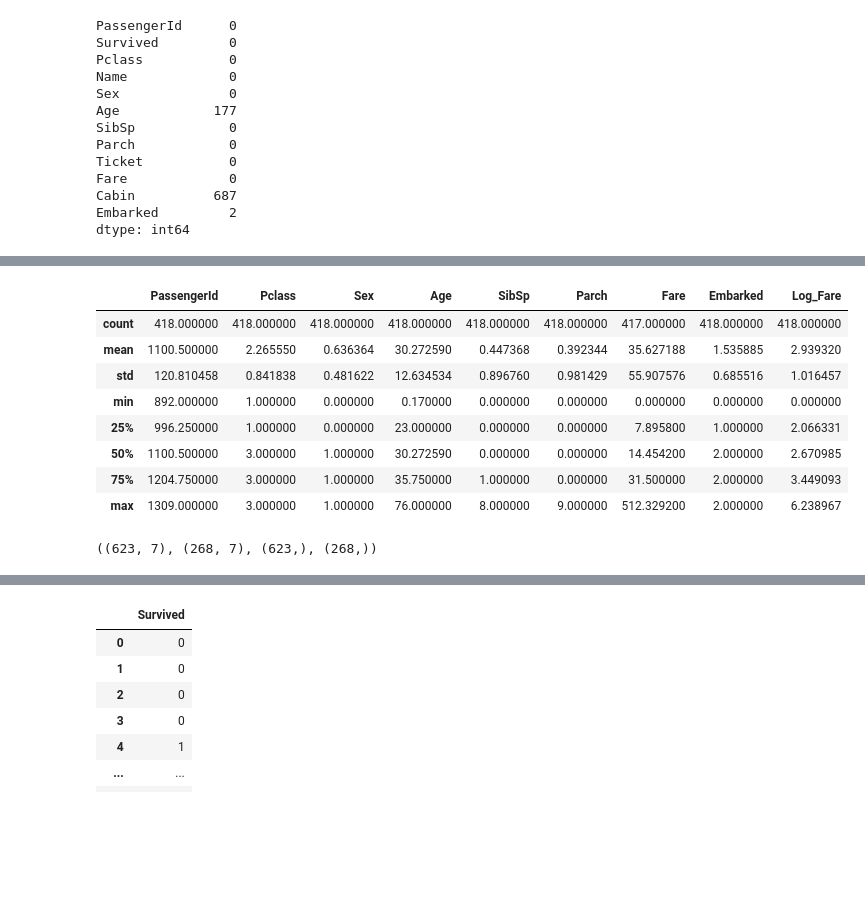
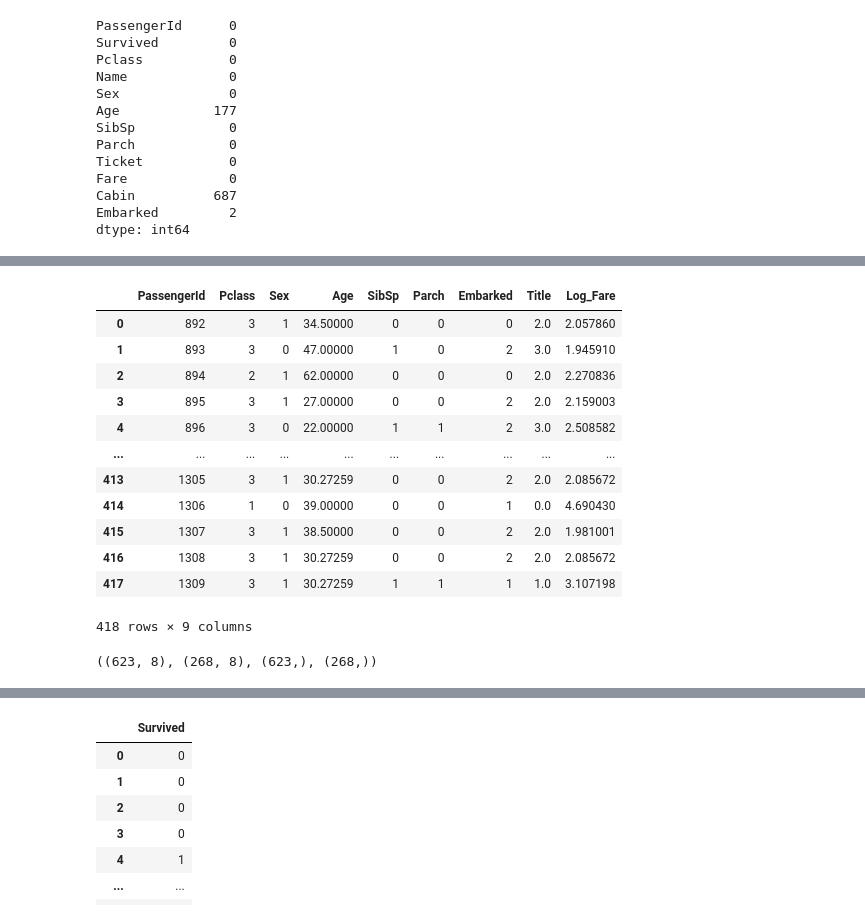
Before and after one commit to kohsutai/kaggle, a Jupyter notebook: titanic.ipynb, the cells around one changed output, grey strips where cells are left out. Cells and saved outputs as stored; diff of their text form; code cells hidden in the pictures; blank space fills up the shorter version.

```diff
--- a/titanic.ipynb
+++ b/titanic.ipynb
@@ -105,7 +93,3 @@ Fare             0
 Cabin          687
 Embarked         2
 dtype: int64
-# %%
-df_train['Sex'] = df_train['Sex'].map({'male': 1, 'female': 0})
-df_test['Sex'] = df_test['Sex'].map({'male': 1, 'female': 0})
-df_train.head()
@@ -118,0 +96,5 @@ df_train.head()
+# %%
+# Extract 'Title' from 'Name'
+df_train['Title'] = df_train['Name'].str.extract('([A-Za-z]+)\.', expand=False)
+df_test['Title'] = df_test['Name'].str.extract('([A-Za-z]+)\.', expand=False)
+pd.crosstab(df_train['Title'], df_train['Sex'])
@@ -119,3 +121,14 @@ df_train.head()
+# %%
+# Mapping
+mapping_title = {'Capt': 0, 'Col': 0, 'Countess': 0, 'Don': 0, 'Dr': 0, 'Jonkheer': 0, 'Lady': 0, 'Major': 0, 'Master': 1, 'Miss': 1, 'Mlle': 1, 'Mme': 1,
+                 'Mr': 2, 'Mrs': 3, 'Ms': 1, 'Rev': 0, 'Sir': 0}
+df_train['Title'] = df_train['Title'].map(mapping_title)
+df_train['Title'] = df_train['Title'].fillna(0)
+df_test['Title'] = df_test['Title'].map(mapping_title)
+df_test['Title'] = df_test['Title'].fillna(0)
+
+df_train['Sex'] = df_train['Sex'].map({'female': 0, 'male': 1})
+df_test['Sex'] = df_test['Sex'].map({'female': 0, 'male': 1})
 # %%
 # Fill missing value of 'Age' and 'Embarked'
 df_train['Age'] = df_train['Age'].fillna(df_train['Age'].mean())
@@ -158,0 +166,6 @@ df_train.describe()
+# %%
+# Drop 'PassengerId', 'Name', 'Ticket' and 'Cabin'
+df_train = df_train.drop(['PassengerId', 'Name', 'Ticket', 'Fare', 'Cabin'], axis=1)
+df_test = df_test.drop(['Name', 'Ticket', 'Fare', 'Cabin'], axis=1)
+
+df_train.shape, df_test.shape
@@ -159,25 +190,29 @@ df_train.describe()
 # %%
-df_test.describe()
+df_test
 # %% [output]
-|  | PassengerId | Pclass | Sex | Age | SibSp | Parch | Fare | Embarked | Log_Fare |
-| count | 418.000000 | 418.000000 | 418.000000 | 418.000000 | 418.000000 | 418.000000 | 417.000000 | 418.000000 | 418.000000 |
-| mean | 1100.500000 | 2.265550 | 0.636364 | 30.272590 | 0.447368 | 0.392344 | 35.627188 | 1.535885 | 2.939320 |
-| std | 120.810458 | 0.841838 | 0.481622 | 12.634534 | 0.896760 | 0.981429 | 55.907576 | 0.685516 | 1.016457 |
-| min | 892.000000 | 1.000000 | 0.000000 | 0.170000 | 0.000000 | 0.000000 | 0.000000 | 0.000000 | 0.000000 |
-| 25% | 996.250000 | 1.000000 | 0.000000 | 23.000000 | 0.000000 | 0.000000 | 7.895800 | 1.000000 | 2.066331 |
-| 50% | 1100.500000 | 3.000000 | 1.000000 | 30.272590 | 0.000000 | 0.000000 | 14.454200 | 2.000000 | 2.670985 |
-| 75% | 1204.750000 | 3.000000 | 1.000000 | 35.750000 | 1.000000 | 0.000000 | 31.500000 | 2.000000 | 3.449093 |
-| max | 1309.000000 | 3.000000 | 1.000000 | 76.000000 | 8.000000 | 9.000000 | 512.329200 | 2.000000 | 6.238967 |
+|  | PassengerId | Pclass | Sex | Age | SibSp | Parch | Embarked | Title | Log_Fare |
+| 0 | 892 | 3 | 1 | 34.50000 | 0 | 0 | 0 | 2.0 | 2.057860 |
+| 1 | 893 | 3 | 0 | 47.00000 | 1 | 0 | 2 | 3.0 | 1.945910 |
+| 2 | 894 | 2 | 1 | 62.00000 | 0 | 0 | 0 | 2.0 | 2.270836 |
+| 3 | 895 | 3 | 1 | 27.00000 | 0 | 0 | 2 | 2.0 | 2.159003 |
+| 4 | 896 | 3 | 0 | 22.00000 | 1 | 1 | 2 | 3.0 | 2.508582 |
+| ... | ... | ... | ... | ... | ... | ... | ... | ... | ... |
+| 413 | 1305 | 3 | 1 | 30.27259 | 0 | 0 | 2 | 2.0 | 2.085672 |
+| 414 | 1306 | 1 | 0 | 39.00000 | 0 | 0 | 1 | 0.0 | 4.690430 |
+| 415 | 1307 | 3 | 1 | 38.50000 | 0 | 0 | 2 | 2.0 | 1.981001 |
+| 416 | 1308 | 3 | 1 | 30.27259 | 0 | 0 | 2 | 2.0 | 2.085672 |
+| 417 | 1309 | 3 | 1 | 30.27259 | 1 | 1 | 1 | 1.0 | 3.107198 |
+418 rows × 9 columns
 # %%
 from sklearn.model_selection import train_test_split
 
-X = df_train[['Pclass', 'Sex', 'Age', 'SibSp', 'Parch', 'Log_Fare', 'Embarked']]
+X = df_train.drop('Survived', axis=1)
 y = df_train['Survived']
 
 X_train, X_test, y_train, y_test = train_test_split(X, y, test_size=0.3, random_state=123)
 X_train.shape, X_test.shape, y_train.shape, y_test.shape
 # %% [output]
-((623, 7), (268, 7), (623,), (268,))
+((623, 8), (268, 8), (623,), (268,))
 # %%
 # Modeling
 from sklearn.neighbors import KNeighborsClassifier
```
Also changed, not shown: parts of 11 cells of this notebook.
